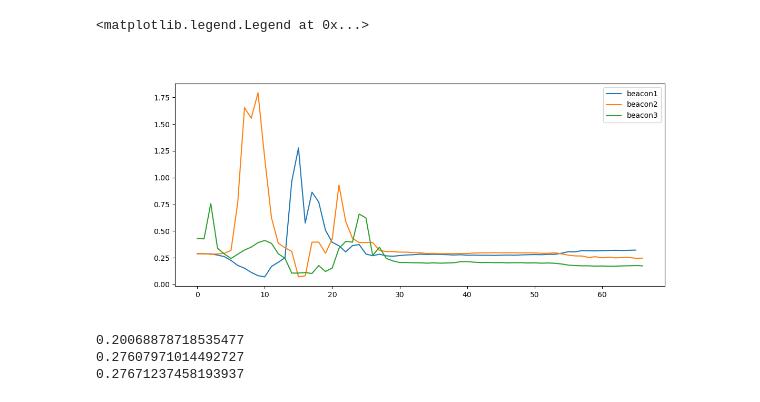
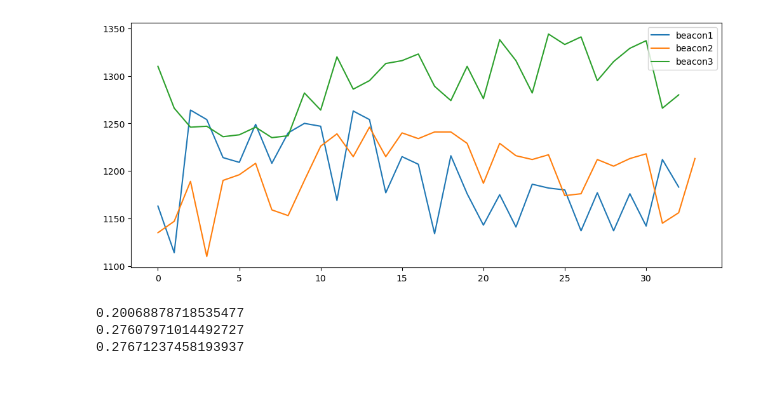
Before and after one commit to BrianTheAbyssGazer/Multi-beacon-ranging-system-for-underwater-robotics, a Jupyter notebook: Source Code/Data reading/Multi-beacon distance reading.ipynb, the cells around one changed output. Saved outputs shown, nothing was run; the diff lists cells and outputs as text; code cells hidden in the pictures.

Commit message:
data reading update

```diff
--- a/Source Code/Data reading/Multi-beacon distance reading.ipynb
+++ b/Source Code/Data reading/Multi-beacon distance reading.ipynb
@@ -112,19 +130,20 @@ def trilateration_least_squares(beacons, distances):
     result = least_squares(residuals, x0)
     return result.x
 # %%
-P1 = np.array([-2, 0, 0])
-P2 = np.array([2.5, 0, 0])
-P3 = np.array([0.4, 0.4, -1.6])
-data = np.load('distances_sink.npz')
-distance1, distance2, distance3 = data['arr_1'],data['arr_2'],data['arr_3']
+P1 = np.array([-.3, 0, 0])
+P2 = np.array([-.2, 0, 0])
+P3 = np.array([-.1, 0, 0])
+beacons = np.array([P1,P2,P3])
+data = np.load('distances.npz')
+distance1, distance2, distance3, t1, t2, t3 = data['d1'],data['d2'],data['d3'],data['t1'],data['t2'],data['t3']
 plt.figure(figsize=(12,5))
 plt.plot(distance1,label='beacon1')
 plt.plot(distance2,label='beacon2')
 plt.plot(distance3,label='beacon3')
 plt.legend()
+plt.show()
 #plt.ylim(0.18, 0.2)
 #plt.ylim(0.25, 0.28)
 #plt.ylim(0.2, 0.3)
 # %% [output]
-<matplotlib.legend.Legend at 0x...>
-[figure, old version]
+[figure, new version]
```
Also changed, not shown: parts of 4 cells of this notebook, 22 other files.
